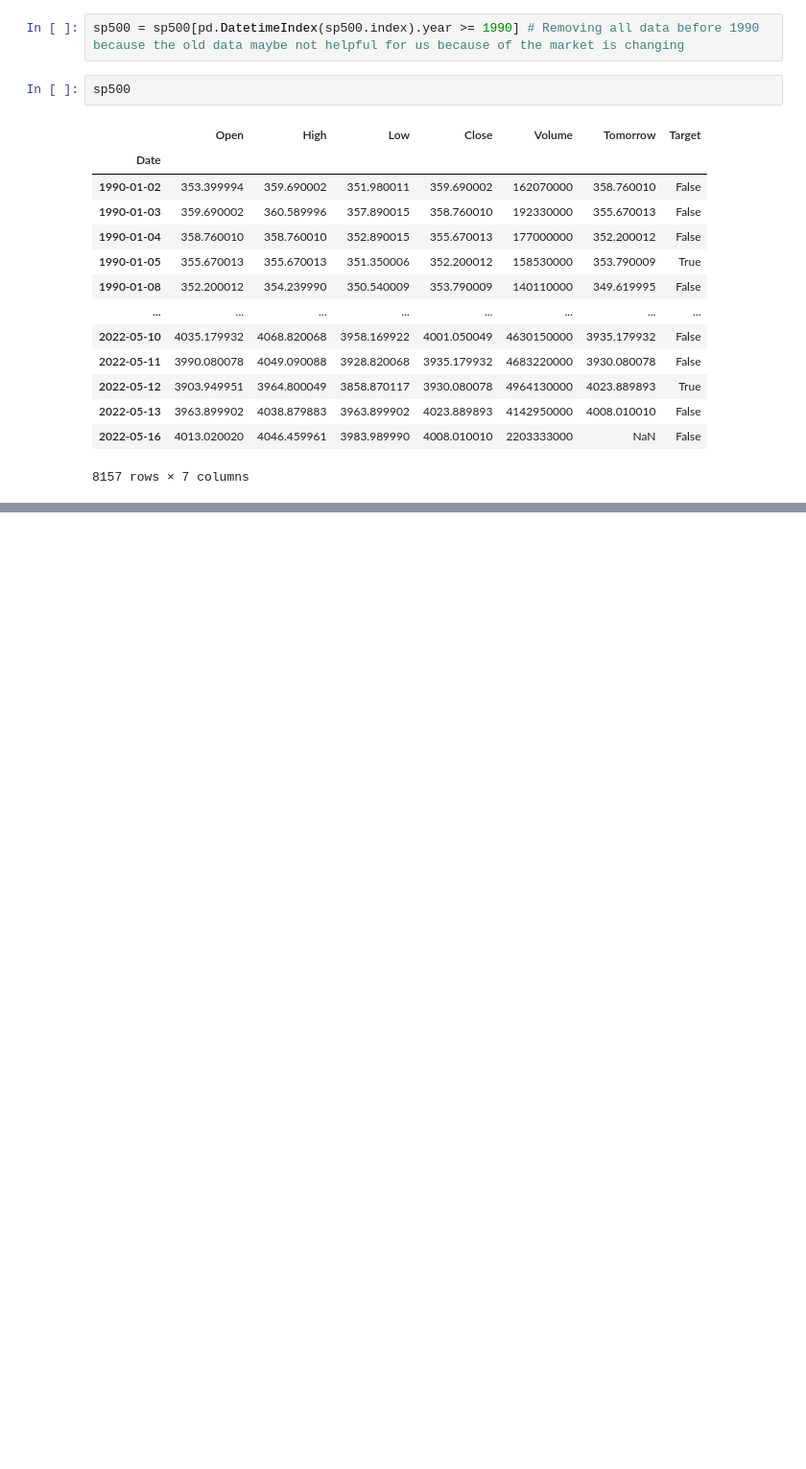
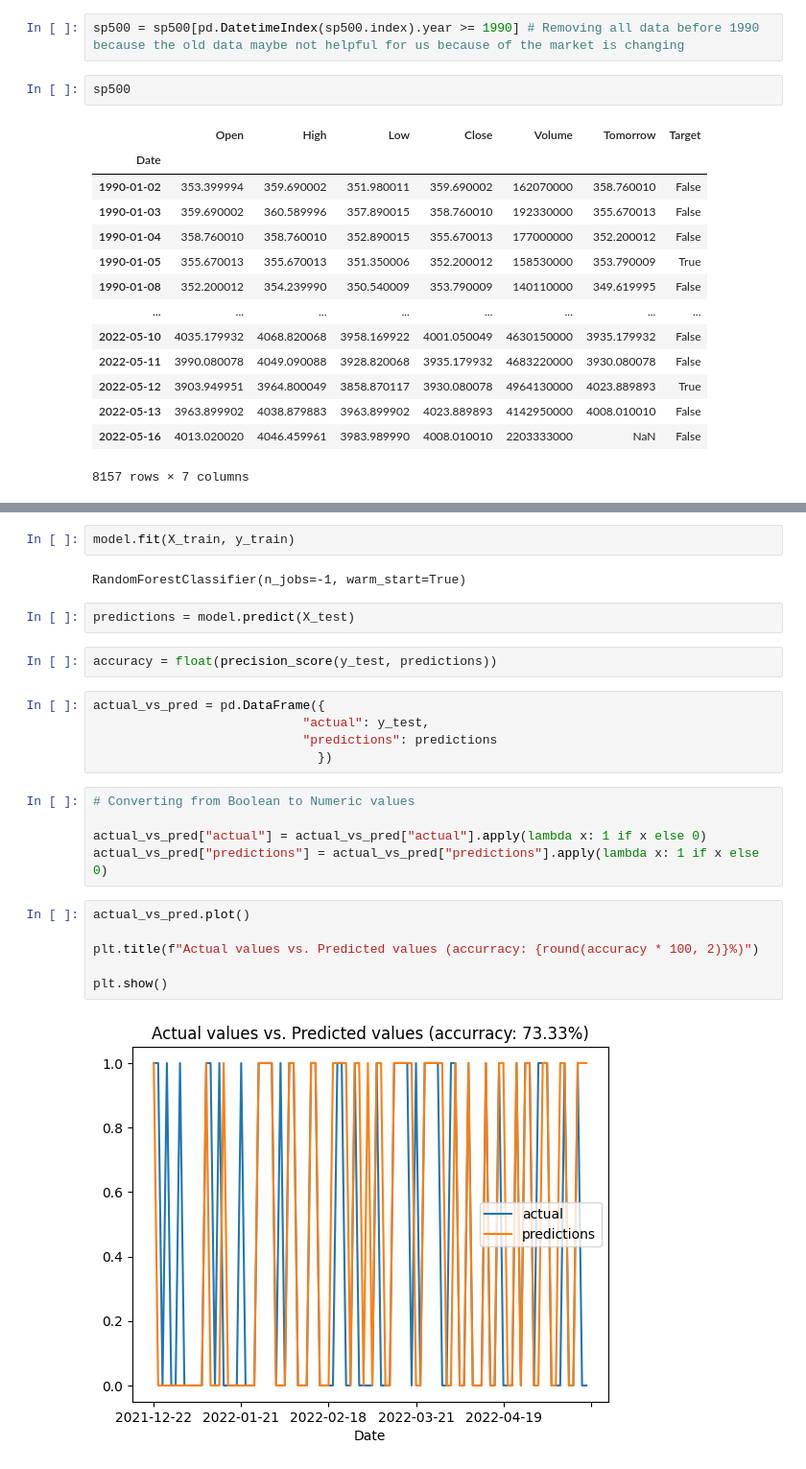
Before and after one commit to antalgergo/Predict_The_Stock_Market, a Jupyter notebook: Predict_The_Stock_Market.ipynb, the cells around one changed output, grey strips where cells are left out. Shown: that part at 96% size. Saved outputs shown, nothing was run; the diff lists cells and outputs as text; blank space fills up the shorter version.

```diff
--- a/Predict_The_Stock_Market.ipynb
+++ b/Predict_The_Stock_Market.ipynb
@@ -80,0 +102,26 @@ sp500
+# %%
+model.fit(X_train, y_train)
+# %% [output]
+RandomForestClassifier(n_jobs=-1, warm_start=True)
+# %%
+predictions = model.predict(X_test)
+# %%
+accuracy = float(precision_score(y_test, predictions))
+# %%
+actual_vs_pred = pd.DataFrame({
+                            "actual": y_test,
+                            "predictions": predictions
+                              })
+# %%
+# Converting from Boolean to Numeric values
+
+actual_vs_pred["actual"] = actual_vs_pred["actual"].apply(lambda x: 1 if x else 0)
+actual_vs_pred["predictions"] = actual_vs_pred["predictions"].apply(lambda x: 1 if x else 0)
+# %%
+actual_vs_pred.plot()
+
+plt.title(f"Actual values vs. Predicted values (accurracy: {round(accuracy * 100, 2)}%)")
+
+plt.show()
+# %% [output]
+[figure, added]
```
Also changed, not shown: parts of 5 cells of this notebook.
